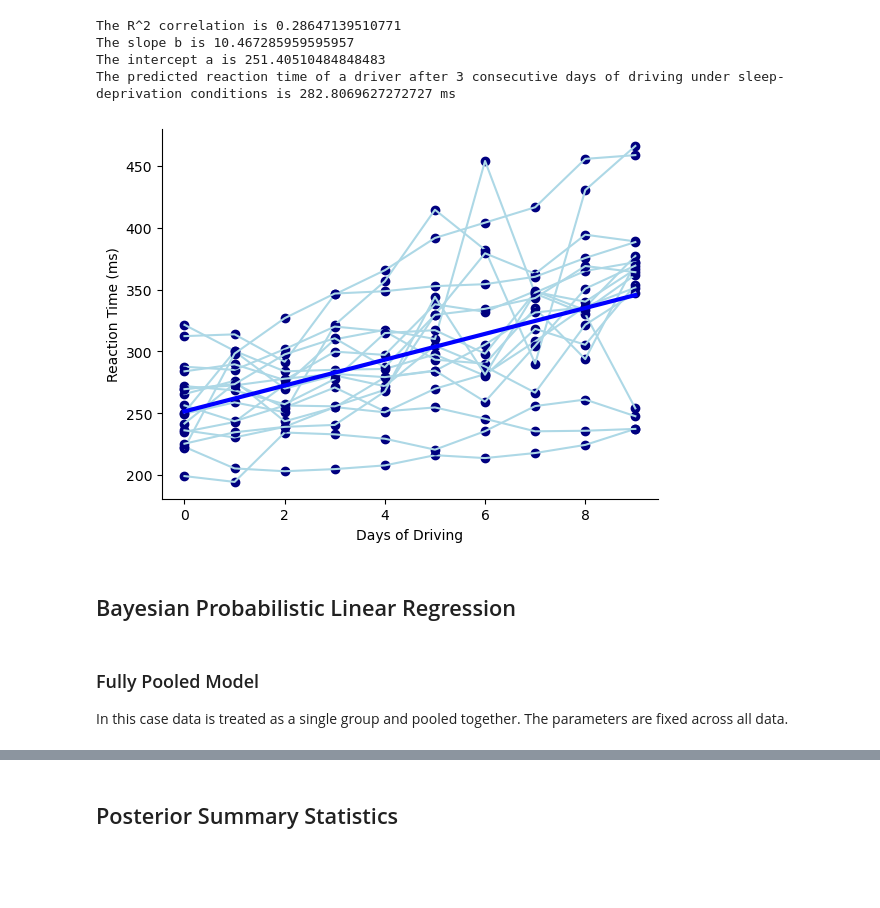
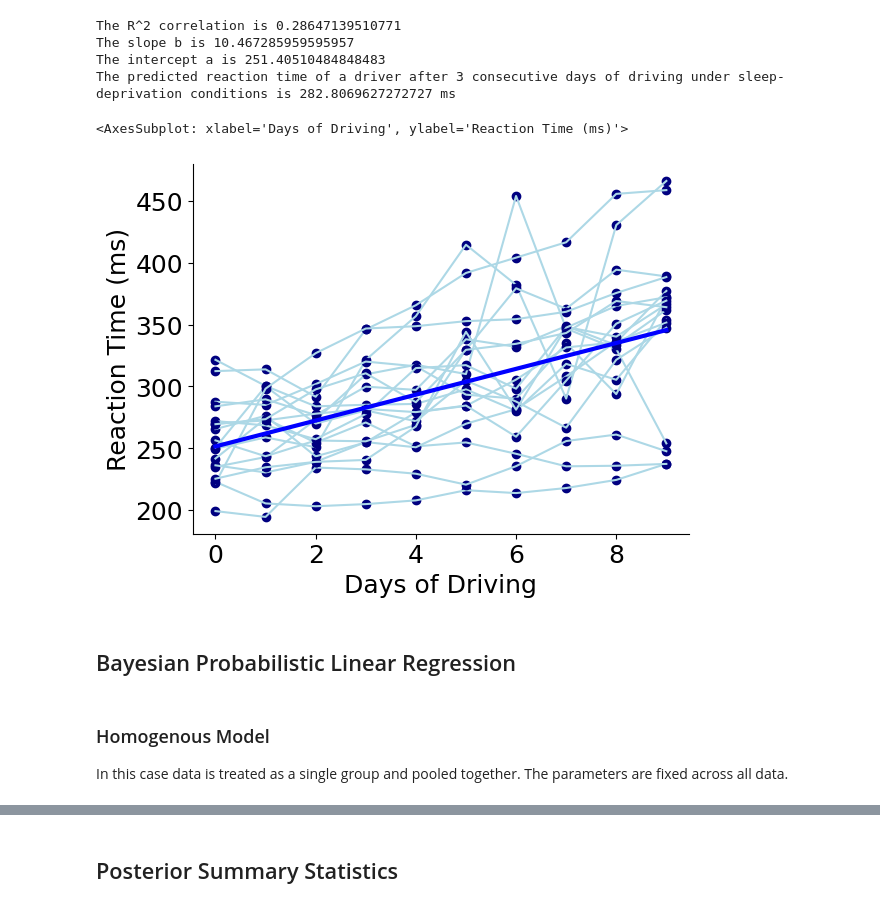
Before and after one commit to evdoxiataka/thesis_examples, a Jupyter notebook: driver_reaction_time.ipynb, the cells around one changed output, grey strips where cells are left out. Drawn from its saved outputs; the diff is of its cells as text; code cells hidden in the pictures; blank space fills up the shorter version.

```diff
--- a/driver_reaction_time.ipynb
+++ b/driver_reaction_time.ipynb
@@ -5,8 +5,8 @@ import arviz as az
 from arviz_json import get_dag, arviz_to_json
 from sklearn.linear_model import LinearRegression
 import numpy as np
-import matplotlib.pyplot as plt
-plt.rcParams.update({'font.size': 18})
+from visualization import lreg_plot, line_points, kruschke_style_posteriors
+
 
 ## constants
 samples=2000
@@ -44,36 +41,14 @@ The slope b is 10.467285959595957
 The intercept a is 251.40510484848483
 The predicted reaction time of a driver after 3 consecutive days of driving under sleep-deprivation conditions is 282.8069627272727 ms
 # %%
-import matplotlib.pyplot as plt
-def line_points(x, slope, intercept):
-    return x, [slope*i + intercept for i in x]
-
-def lreg_plot(reactions, slope, intercept):
-    fig, ax = plt.subplots()
-    ## scatter plot
-    markers = ["o","v","^","<",">","1","2","3","4","s","p","P","*","+","x","X","D","_"]
-    subjects = reactions.Subject.unique()
-    groups = reactions.groupby('Subject')
-    for name,group in groups:
-        idx = list(subjects).index(name)
-        ax.plot(group.Days, group.Reaction, c = 'navy', marker = "o", linestyle = '')
-        ax.plot(group.Days, group.Reaction, c = 'lightblue')
-    ## reg line
-    x,y = line_points(reactions.Days, slope, intercept)
-    ax.plot(x , y, c = "blue", linestyle = '-', linewidth = 3)
-    ##
-    ax.set_xlabel("Days of Driving")
-    ax.set_ylabel("Reaction Time (ms)")
-    ax.spines['top'].set_visible(False)
-    ax.spines['right'].set_visible(False)
-    return ax
 lreg_plot(reactions, reg.coef_[0][0], reg.intercept_[0])
 # %% [output]
+<AxesSubplot: xlabel='Days of Driving', ylabel='Reaction Time (ms)'>
-[figure, old version]
+[figure, new version]
 # %% [markdown]
 ## Bayesian Probabilistic Linear Regression
 # %% [markdown]
-### Fully Pooled Model
+### Homogenous Model
 In this case data is treated as a single group and pooled together. The parameters are fixed across all data.
 # %%
 fullyPooled_model = pm.Model()
```
Also changed, not shown: parts of 11 cells of this notebook, 1 other file.
